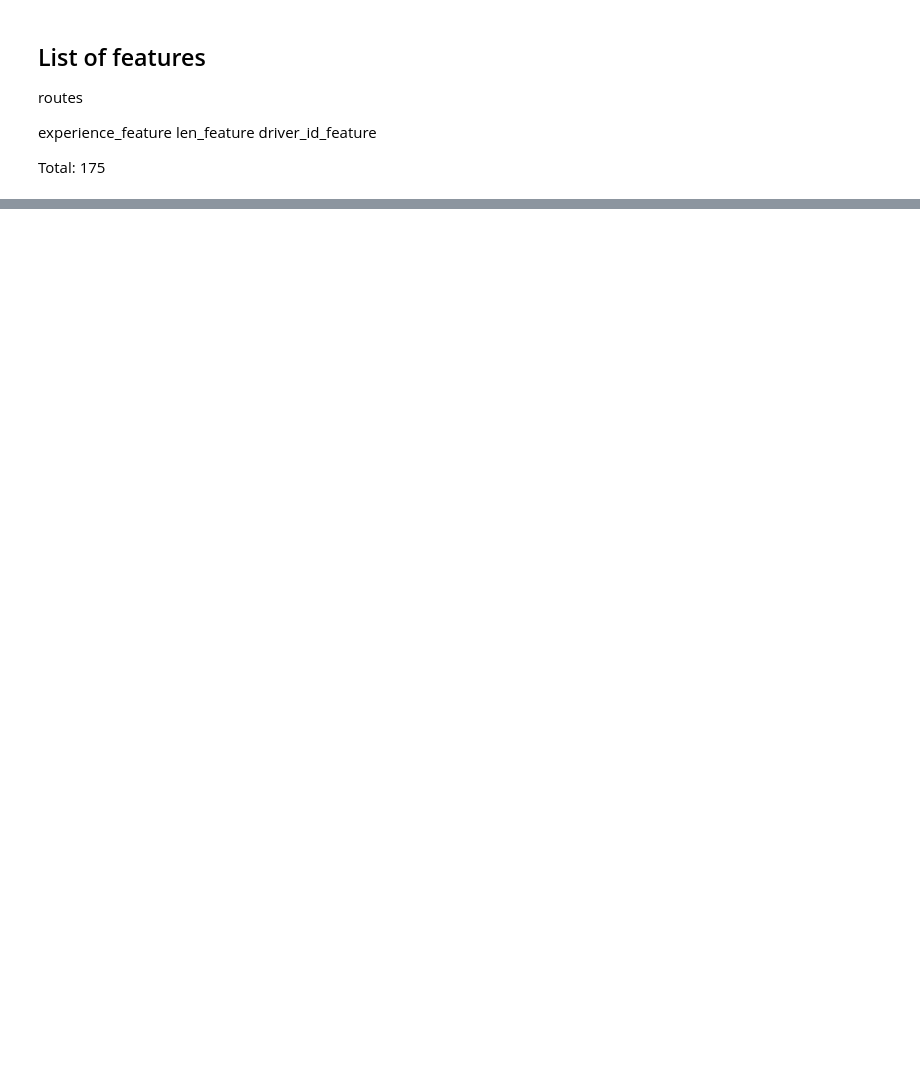
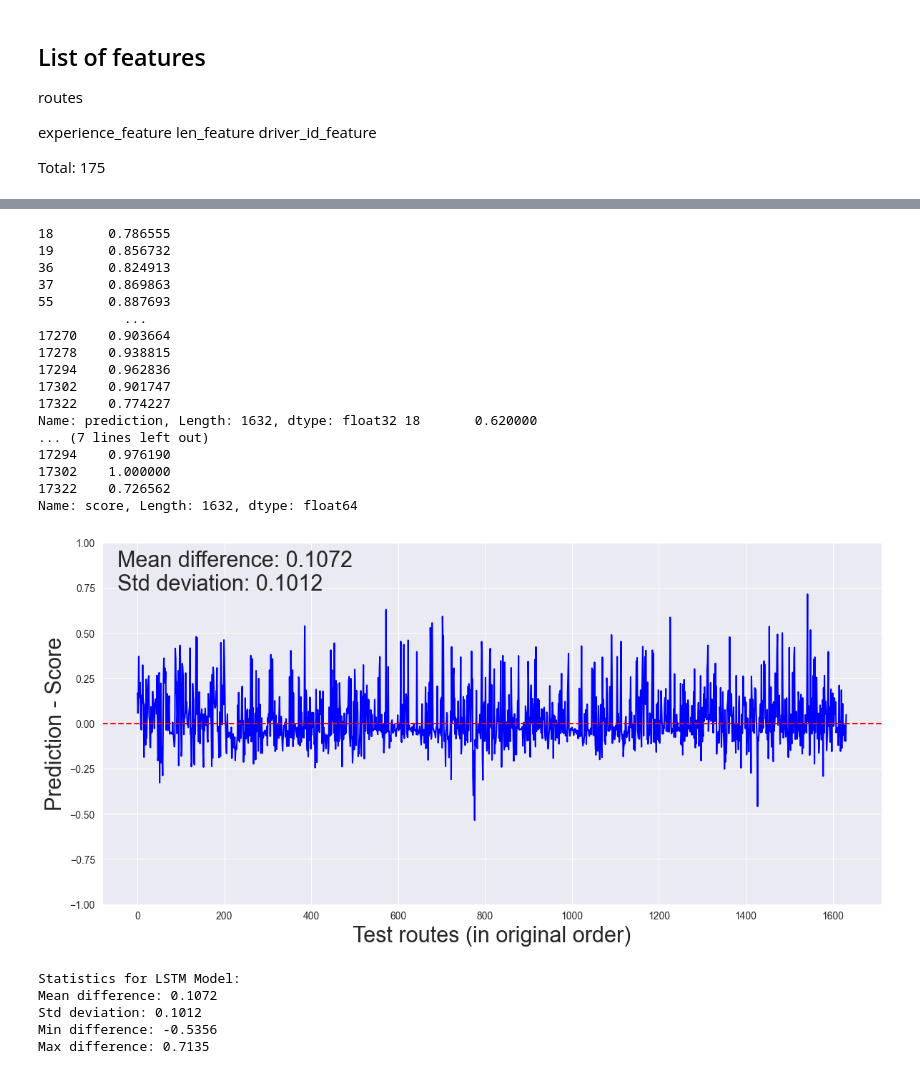
Before and after one commit to anna1904/RouteClassification, a Jupyter notebook: score_prediction-larger.ipynb, the cells around one changed output, grey strips where cells are left out. Drawn from its saved outputs; the diff is of its cells as text; code cells hidden in the pictures; blank space fills up the shorter version.

```diff
--- a/score_prediction-larger.ipynb
+++ b/score_prediction-larger.ipynb
@@ -1245,15 +1315,16 @@ def get_stats(model, data):
         "y_pred":y_pred
     }
 # %%
-from sklearn.model_selection import KFold, cross_val_score
-
-
+from sklearn.preprocessing import StandardScaler
+set_seed(42)
 FEATURE_COLUMNS = ['routes', 'driver_id_feature', 'driver_id_sorted','last_two_weeks_count', 'len', 'day_of_week_feature', 'day_of_week_encoded_ext', 'country_flag', 'location_is_depot', 'location_type_id']
 
 
 class DataFrameDataset(Dataset):
-    def __init__(self, df):
+    def __init__(self, df, len_scaler=None, two_weeks_scaler=None):
         self.df = df
+        self.len_scaler = len_scaler
+        self.two_weeks_scaler = two_weeks_scaler
 
     def __len__(self):
         return len(self.df)
@@ -1264,23 +1335,40 @@ class DataFrameDataset(Dataset):
             feature = self.df[col].iloc[idx]
             if isinstance(feature, list):
                 feature = padding_([feature], max_route_length)[0]
+            if col == 'len' and self.len_scaler is not None:
+                feature_df = pd.DataFrame({'len': [feature]})
+                feature = self.len_scaler.transform(feature_df)[0][0]
+            elif col == 'last_two_weeks_count' and self.two_weeks_scaler is not None:
+                feature_df = pd.DataFrame({'last_two_weeks_count': [feature]})
+                feature = self.two_weeks_scaler.transform(feature_df)[0][0]
             item[col] = feature
         item['score'] = self.df['score'].iloc[idx]
         return item, item['score']
 
 def get_data_loaders(train_df, val_df, test_df):
-    # create Tensor datasets
-    train_data = DataFrameDataset(train_df)
-    val_data = DataFrameDataset(val_df)
-    test_data = DataFrameDataset(test_df)
+
+    len_scaler = StandardScaler()
+    two_weeks_scaler = StandardScaler()
+
+    len_scaler.fit(train_df[['len']])
+    two_weeks_scaler.fit(train_df[['last_two_weeks_count']])
+
+    for df in [train_df, val_df, test_df]:
+        df['len'] = len_scaler.transform(df[['len']])
+        df['last_two_weeks_count'] = two_weeks_scaler.transform(df[['last_two_weeks_count']])
+
+    # Create Tensor datasets
+    train_data = DataFrameDataset(train_df, len_scaler, two_weeks_scaler)
+    val_data = DataFrameDataset(val_df, len_scaler, two_weeks_scaler)
+    test_data = DataFrameDataset(test_df, len_scaler, two_weeks_scaler)
 
     # dataloaders
     batch_size = 2048
 
     # make sure to SHUFFLE your data
-    train_loader = DataLoader(train_data, shuffle=True, batch_size=batch_size, generator=g, worker_init_fn=seed_worker)
-    val_loader = DataLoader(val_data, shuffle=True, batch_size=batch_size, generator=g, worker_init_fn=seed_worker)
-    test_loader = DataLoader(test_data, shuffle=True, batch_size=batch_size, generator=g, worker_init_fn=seed_worker)
+    train_loader = DataLoader(train_data, shuffle=False, batch_size=batch_size, generator=g, worker_init_fn=seed_worker)
+    val_loader = DataLoader(val_data, shuffle=False, batch_size=batch_size, generator=g, worker_init_fn=seed_worker)
+    test_loader = DataLoader(test_data, shuffle=False, batch_size=batch_size, generator=g, worker_init_fn=seed_worker)
     return train_loader, val_loader, test_loader
 
 train_df = final_routes_split[final_routes_split['split'] == 'train'].drop('split', axis=1)
@@ -1409,0 +1419,29 @@ stats
+# %%
+test_df_group_LSTM_2 = test_df.copy()
+test_df_group_LSTM_2['prediction'] = test_stats['y_pred']
+test_df_group_LSTM_2['score'] = test_stats['y']
+plot_prediction_score_difference(test_df_group_LSTM_2, 'LSTM Model')
+# %% [output]
+18       0.786555
+19       0.856732
+36       0.824913
+37       0.869863
+55       0.887693
+           ...
+17270    0.903664
+17278    0.938815
+17294    0.962836
+17302    0.901747
+17322    0.774227
+Name: prediction, Length: 1632, dtype: float32 18       0.620000
+... (7 lines left out)
+17294    0.976190
+17302    1.000000
+17322    0.726562
+Name: score, Length: 1632, dtype: float64
+[figure, added]
+Statistics for LSTM Model:
+Mean difference: 0.1072
+Std deviation: 0.1012
+Min difference: -0.5356
+Max difference: 0.7135
```
Also changed, not shown: parts of 33 cells of this notebook, 3 other files.
